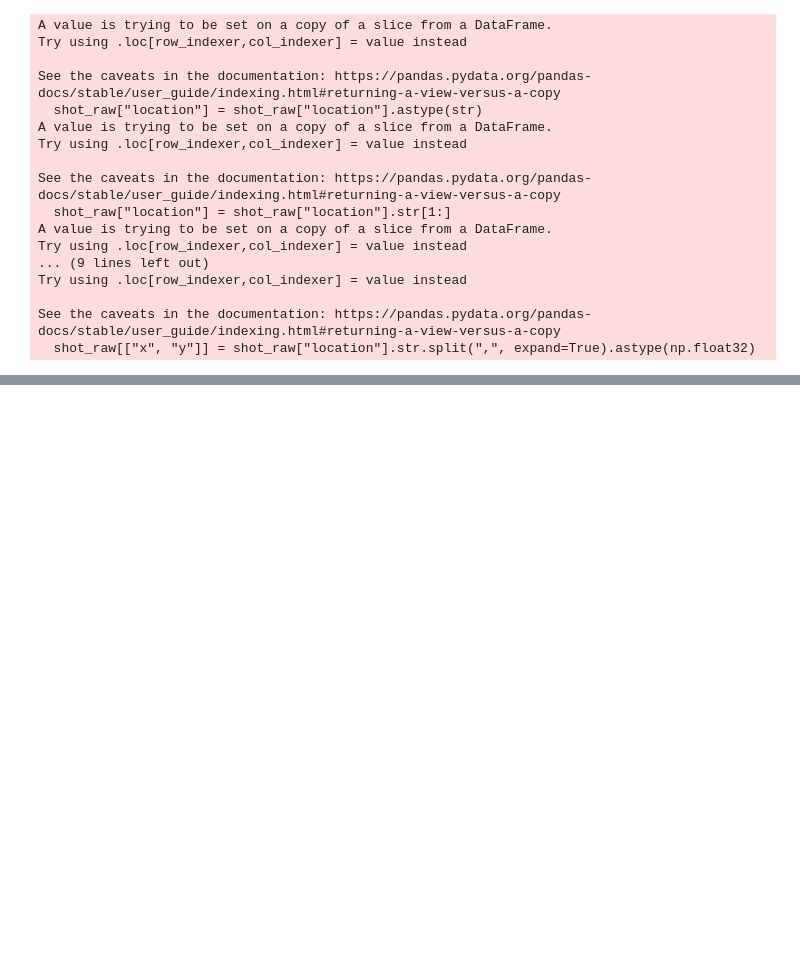
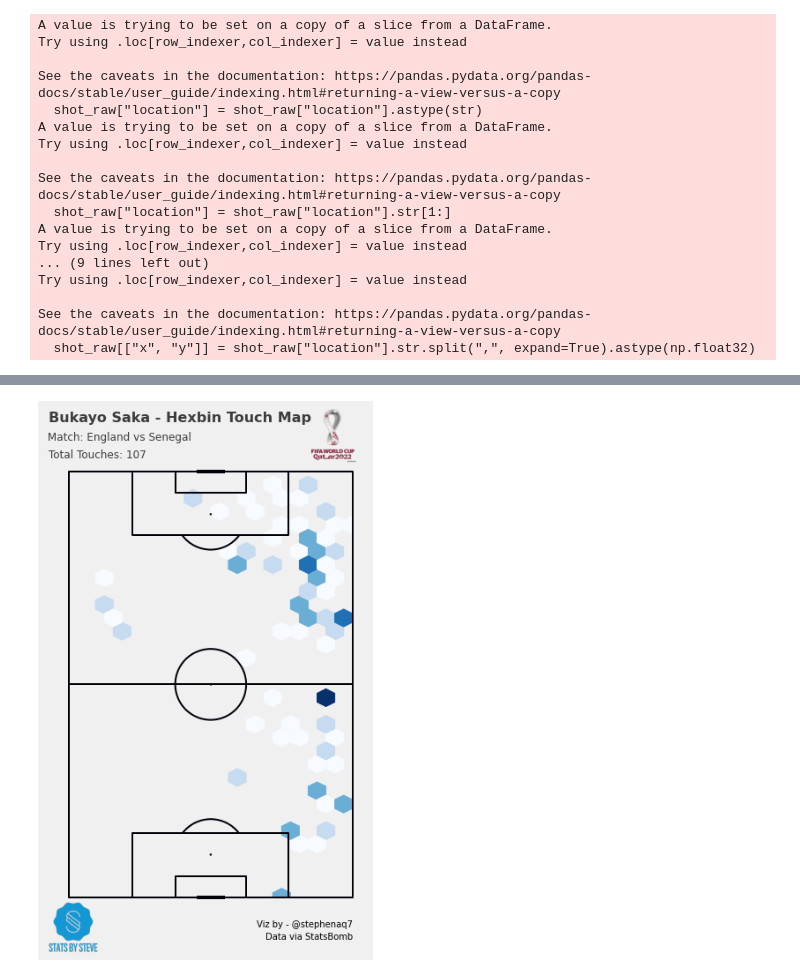
Before and after one commit to steveaq/statsbomb_project, a Jupyter notebook: Statsbomb Data Exploration .ipynb, the cells around one changed output, grey strips where cells are left out. Drawn from its saved outputs; the diff is of its cells as text; code cells hidden in the pictures; blank space fills up the shorter version.

```diff
--- a/Statsbomb Data Exploration .ipynb
+++ b/Statsbomb Data Exploration .ipynb
@@ -341,0 +362,14 @@ generateCombinedShotMap('England','Senegal')
+# %%
+touches_raw = match_events.copy()
+touches = touches_raw[['team','player','location']]
+touches_team = touches[touches['team']=="England"].reset_index()
+
+touches_team.drop(touches_team[touches_team['location'] == "a"].index, inplace = True)
+# touches_team = touches_team.loc[lambda x: x['location'] != 'a']
+
+touches_team["location"] = touches_team["location"].astype(str)
+touches_team["location"] = touches_team["location"].str[1:]
+touches_team["location"] = touches_team["location"].str[:-1]
+touches_team.drop(touches_team[touches_team['location'] == "a"].index, inplace = True)
+touches_team[["x", "y"]] = touches_team["location"].str.split(",", expand=True).astype(np.float32)
+touches_team
@@ -341,0 +390,42 @@ generateCombinedShotMap('England','Senegal')
+# %%
+style.use('fivethirtyeight')
+
+
+player_name = 'Bukayo Saka'
+touches_player = touches_team.loc[lambda x: x['player'] == player_name]
+
+pitch = VerticalPitch(line_color='#000009', line_zorder=2, )
+fig, axs = pitch.grid(figheight=10, title_height=0.08, endnote_space=0,
+                      title_space=0,
+                      # Turn off the endnote/title axis. I usually do this after
+                      # I am happy with the chart layout and text placement
+                      axis=False,)
+hexmap = pitch.hexbin(touches_player.x, touches_player.y, ax=axs['pitch'],
+                      gridsize=(16, 16), cmap="Blues")
+### Add Fifa WC logo
+ax2 = fig.add_axes([0.8, 0.035, 0.14, 1.7])
+ax2.axis('off')
+img = image.imread('/Users/stephenahiabah/code/statsbomb_project/FWC_Logo.png')
+ax2.imshow(img)
+
+
+### Add Stats by Steve logo
+ax3 = fig.add_axes([0, 0.06, 0.16, 0.1])
+ax3.axis('off')
+img = image.imread('/Users/stephenahiabah/code/statsbomb_project/logo_transparent_background.png')
+ax3.imshow(img)
+
+axs['title'].text(0.4, 0.7, f'{player_name} - Hexbin Touch Map ', weight = 'bold', alpha = .75,
+                 ha='center', fontsize=16)
+
+axs['title'].text(0.185, 0.4, f' Match: {team_list[0]} vs {team_list[1]}  ', alpha = .75,
+                  va='center', ha='center', fontsize=12)
+
+axs['title'].text(0.107, 0.05, f' Total Touches: {len(touches_player)}  ', alpha = .75,
+                  va='center', ha='center', fontsize=12)
+
+axs['endnote'].text(1, 0.7, 'Viz by - @stephenaq7', va='center', ha='right', fontsize=10)
+axs['endnote'].text(1, 0.4, 'Data via StatsBomb', va='center', ha='right', fontsize=10)
+plt.savefig(f'Output Visuals/{player_name} - Hexbin Touch Map.png', dpi=300, bbox_inches='tight')
+# %% [output]
+[figure, added]
```
Also changed, not shown: parts of 19 cells of this notebook, 8 other files.
